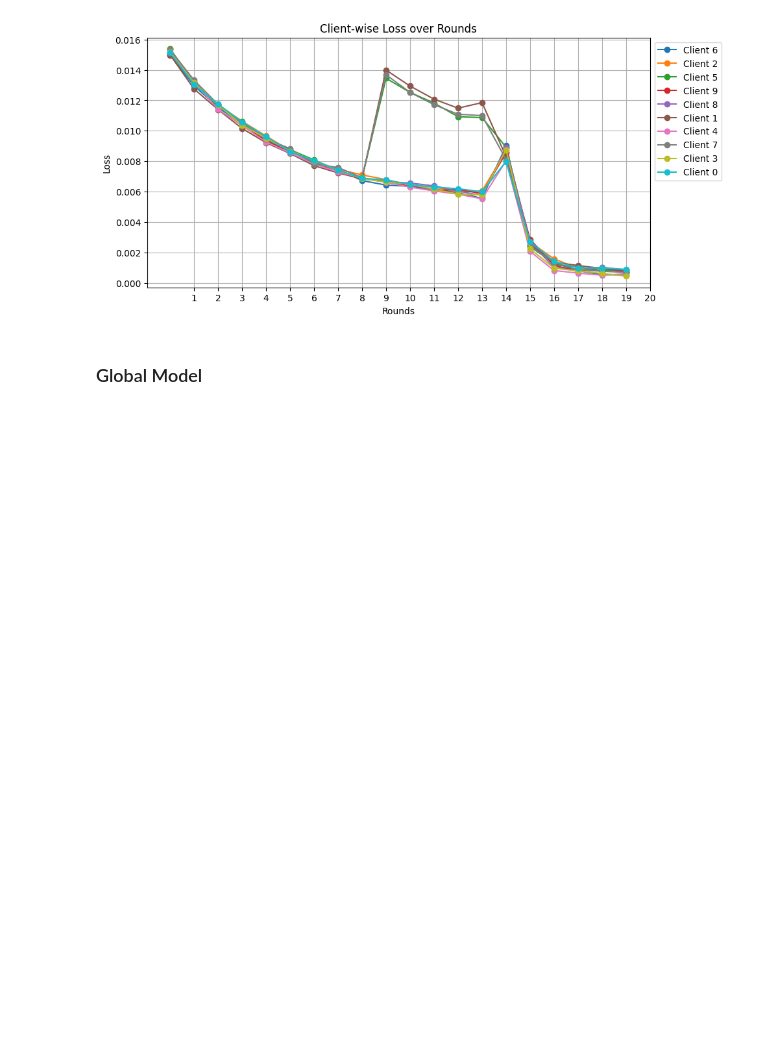
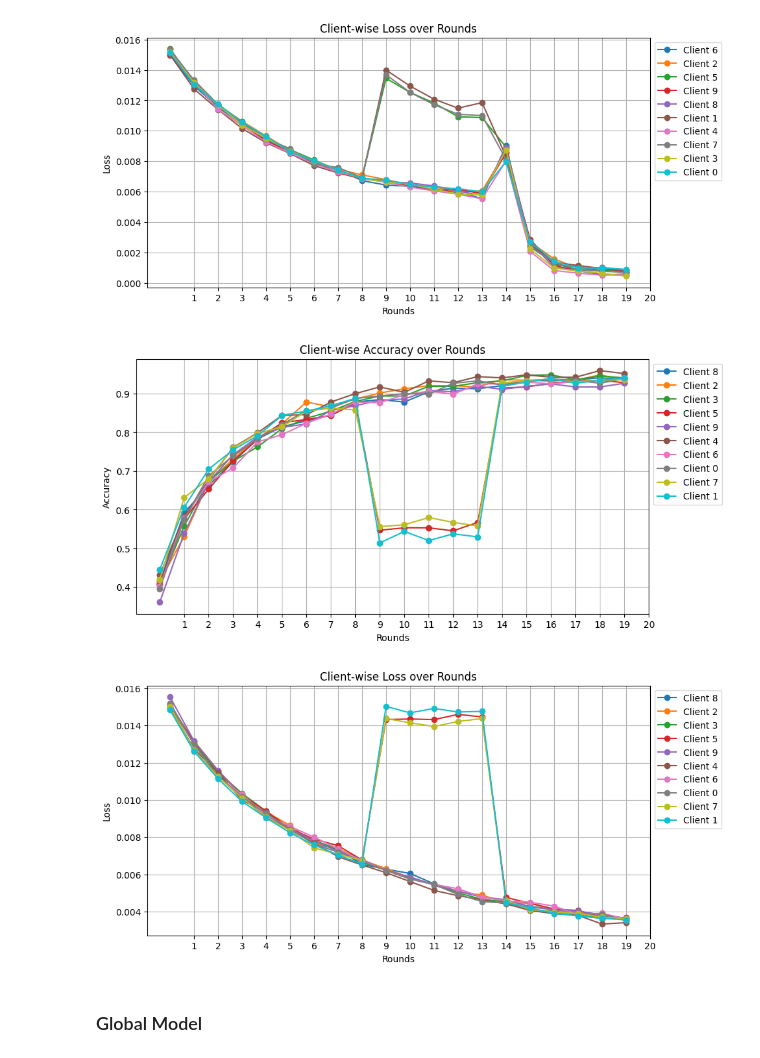
Before and after one commit to Encore7/FedRRT_CD, a Jupyter notebook: Analysis.ipynb, the cells around one changed output. Drawn from its saved outputs; the diff is of its cells as text; code cells hidden in the pictures; blank space fills up the shorter version.

Commit message:
fedau implementation

```diff
--- a/Analysis.ipynb
+++ b/Analysis.ipynb
@@ -352,6 +357,11 @@ plot_clients("rapid-retraining-case")
 # %% [output]
 [figure]
 [figure]
+# %%
+plot_clients("fedau-case")
+# %% [output]
+[figure, added]
+[figure, added]
 # %% [markdown]
 ### Global Model
 # %%
```
Also changed, not shown: parts of 3 cells of this notebook, 5 other files.
